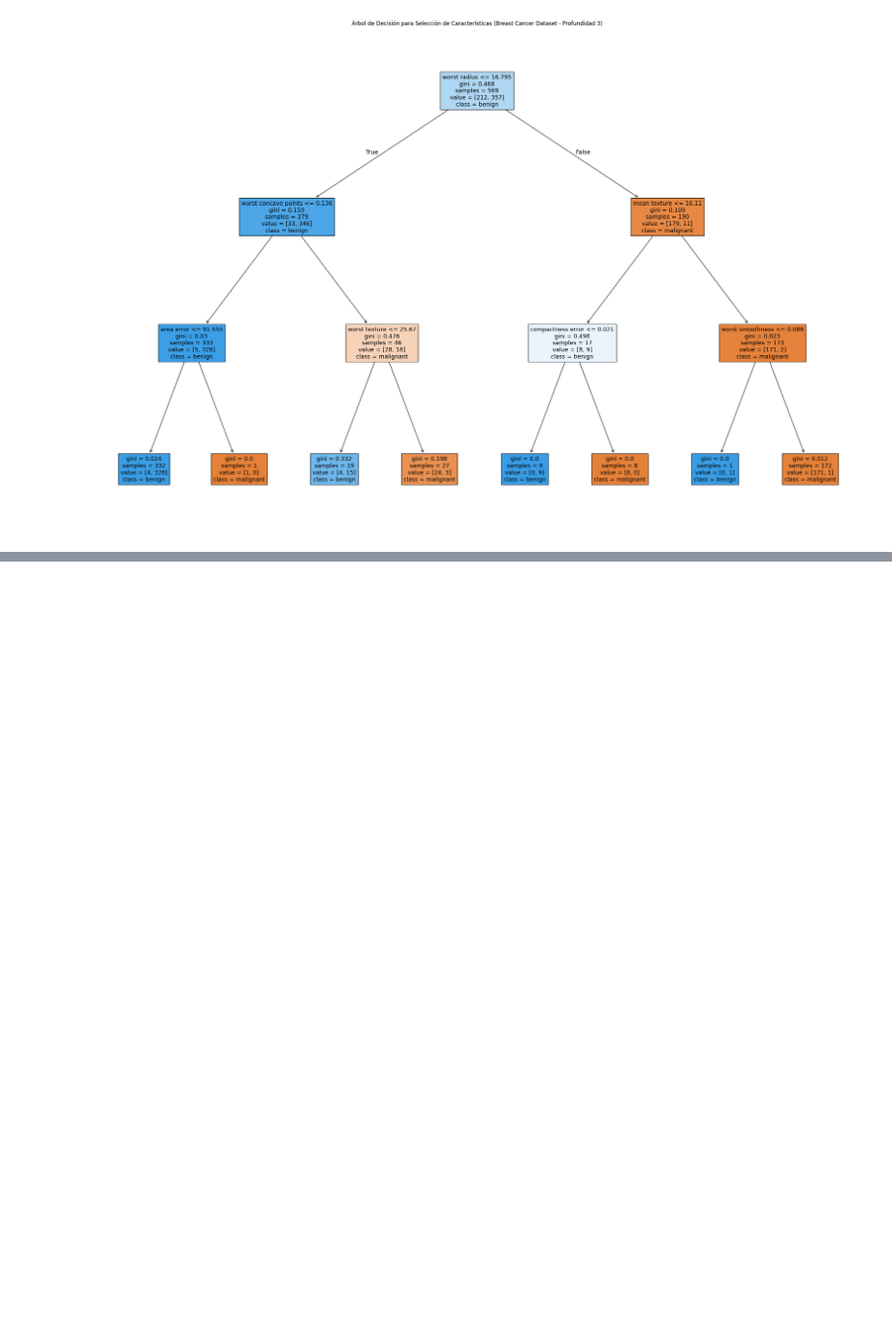
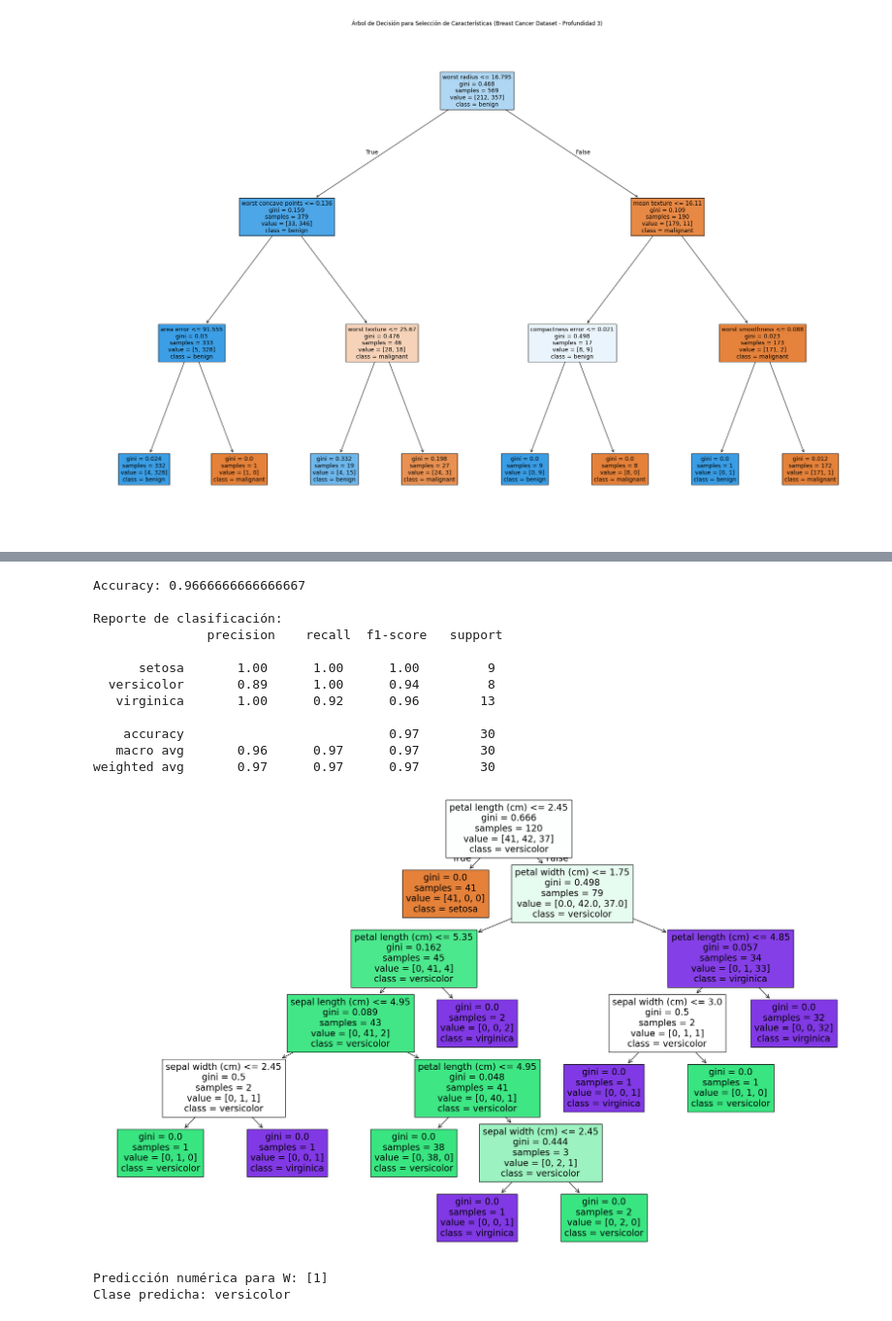
Before and after one commit to elihat2022/ML, a Jupyter notebook: Decision_Trees.ipynb, the cells around one changed output, grey strips where cells are left out. Shown at 97% size. Saved outputs shown, nothing was run; the diff lists cells and outputs as text; code cells hidden in the pictures; blank space fills up the shorter version.

```diff
--- a/Decision_Trees.ipynb
+++ b/Decision_Trees.ipynb
@@ -89,0 +123,66 @@ plt.show()
+# %%
+# Importar librerías necesarias
+from sklearn.datasets import load_iris
+from sklearn.tree import DecisionTreeClassifier, plot_tree
+from sklearn.model_selection import train_test_split
+from sklearn.metrics import classification_report, accuracy_score
+import matplotlib.pyplot as plt
+
+# Cargar dataset Iris
+iris = load_iris()
+X = iris.data
+y = iris.target
+
+# Dividir en entrenamiento y prueba
+# random_state=13 asegura que siempre se separen los datos de la misma forma
+X_train, X_test, y_train, y_test = train_test_split(X, y, test_size=0.2, random_state=13)
+
+# Crear y entrenar el árbol
+modelo = DecisionTreeClassifier(random_state=42)
+modelo.fit(X_train, y_train)
+
+# Hacer predicciones para evaluar
+y_pred = modelo.predict(X_test)
+
+# Evaluar el modelo
+print("Accuracy:", accuracy_score(y_test, y_pred))
+print("\nReporte de clasificación:\n", classification_report(y_test, y_pred, target_names=iris.target_names))
+
+# Visualizar el árbol de decisión
+plt.figure(figsize=(25, 15))
+plot_tree(
+    modelo,
+    filled=True,
+    feature_names=iris.feature_names,
+    class_names=iris.target_names
+)
+plt.show()
+
+# --- PRONÓSTICO DE UNA NUEVA MUESTRA ---
+
+# Definimos una nueva flor "W" con medidas específicas:
+# [Sépalo Largo, Sépalo Ancho, Pétalo Largo, Pétalo Ancho]
+W = [5.8, 2.8, 4.0, 1.2]
+
+# Predecimos la clase de W
+# Nota: Usamos [W] (doble corchete) porque el modelo espera una lista de muestras
+W_Test = modelo.predict([W])
+
+print(f"Predicción numérica para W: {W_Test}")
+print(f"Clase predicha: {iris.target_names[W_Test][0]}")
+# %% [output]
+Accuracy: 0.9666666666666667
+
+Reporte de clasificación:
+               precision    recall  f1-score   support
+
+      setosa       1.00      1.00      1.00         9
+  versicolor       0.89      1.00      0.94         8
+   virginica       1.00      0.92      0.96        13
+
+    accuracy                           0.97        30
+   macro avg       0.96      0.97      0.97        30
+weighted avg       0.97      0.97      0.97        30
+[figure, added]
+Predicción numérica para W: [1]
+Clase predicha: versicolor
```
Also changed, not shown: parts of 16 cells of this notebook, 1 other file.
